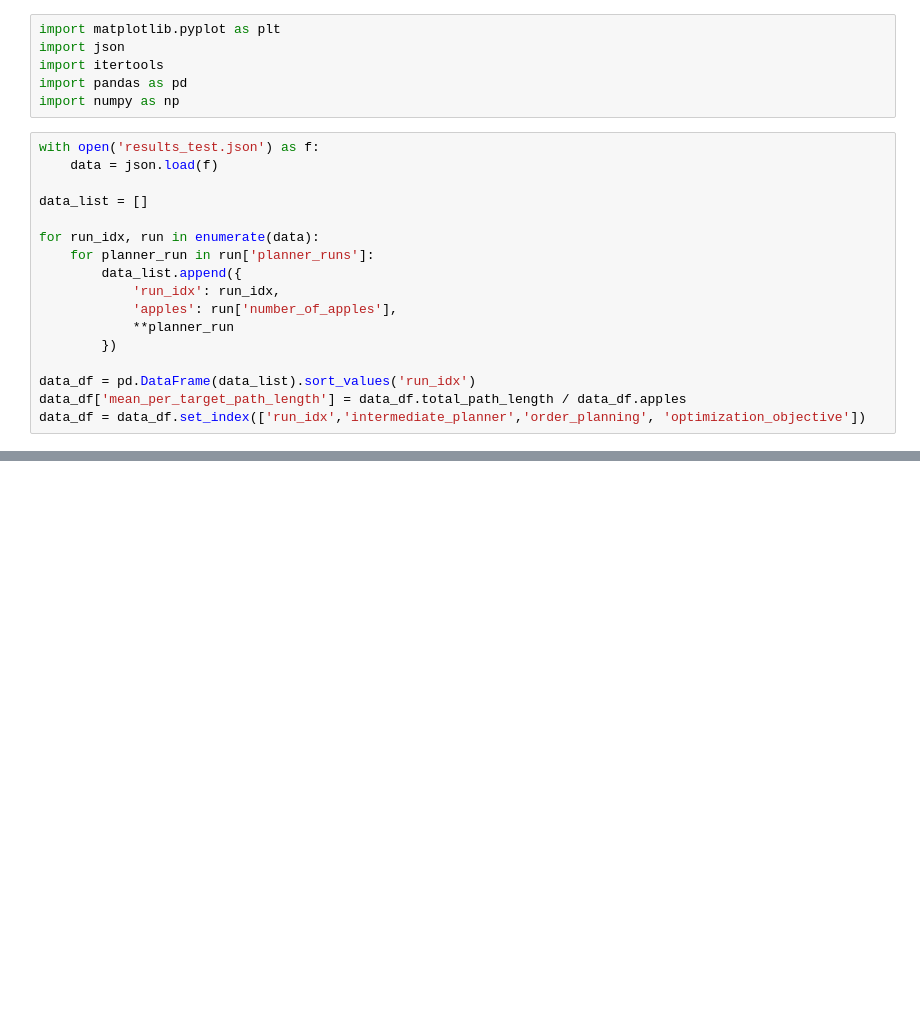
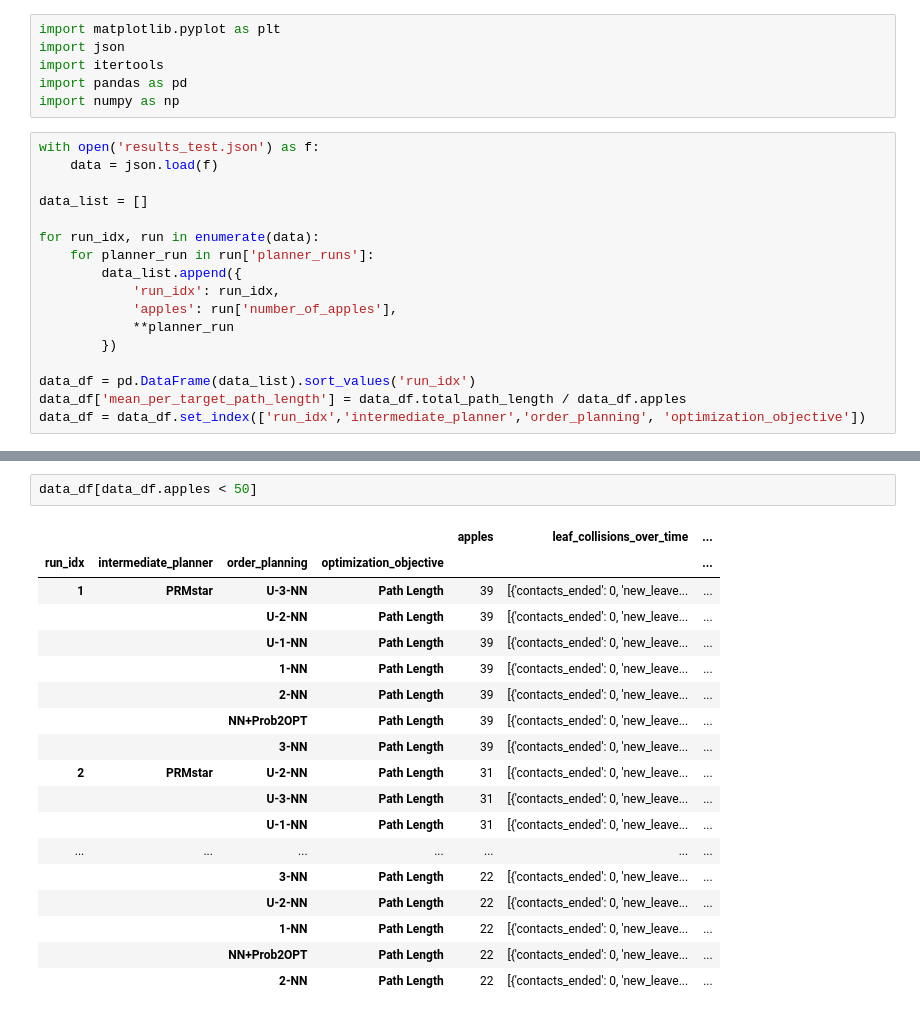
Before and after one commit to werner291/Multigoal-Orchard-Drone-Planning-Library, a Jupyter notebook: analysis/Performance Analysis.ipynb, the cells around one changed output, grey strips where cells are left out. Drawn from its saved outputs; the diff is of its cells as text; blank space fills up the shorter version.

```diff
--- a/analysis/Performance Analysis.ipynb
+++ b/analysis/Performance Analysis.ipynb
@@ -55,0 +53,21 @@ plt.show()
+# %%
+data_df[data_df.apples < 50]
+# %% [output]
+|  |  |  |  | apples | leaf_collisions_over_time | ... |
+| run_idx | intermediate_planner | order_planning | optimization_objective |  |  | ... |
+| 1 | PRMstar | U-3-NN | Path Length | 39 | [{'contacts_ended': 0, 'new_leave... | ... |
+|  |  | U-2-NN | Path Length | 39 | [{'contacts_ended': 0, 'new_leave... | ... |
+|  |  | U-1-NN | Path Length | 39 | [{'contacts_ended': 0, 'new_leave... | ... |
+|  |  | 1-NN | Path Length | 39 | [{'contacts_ended': 0, 'new_leave... | ... |
+|  |  | 2-NN | Path Length | 39 | [{'contacts_ended': 0, 'new_leave... | ... |
+|  |  | NN+Prob2OPT | Path Length | 39 | [{'contacts_ended': 0, 'new_leave... | ... |
+|  |  | 3-NN | Path Length | 39 | [{'contacts_ended': 0, 'new_leave... | ... |
+| 2 | PRMstar | U-2-NN | Path Length | 31 | [{'contacts_ended': 0, 'new_leave... | ... |
+|  |  | U-3-NN | Path Length | 31 | [{'contacts_ended': 0, 'new_leave... | ... |
+|  |  | U-1-NN | Path Length | 31 | [{'contacts_ended': 0, 'new_leave... | ... |
+| ... | ... | ... | ... | ... | ... | ... |
+|  |  | 3-NN | Path Length | 22 | [{'contacts_ended': 0, 'new_leave... | ... |
+|  |  | U-2-NN | Path Length | 22 | [{'contacts_ended': 0, 'new_leave... | ... |
+|  |  | 1-NN | Path Length | 22 | [{'contacts_ended': 0, 'new_leave... | ... |
+|  |  | NN+Prob2OPT | Path Length | 22 | [{'contacts_ended': 0, 'new_leave... | ... |
+|  |  | 2-NN | Path Length | 22 | [{'contacts_ended': 0, 'new_leave... | ... |
```
Also changed, not shown: parts of 5 cells of this notebook, 12 other files.
